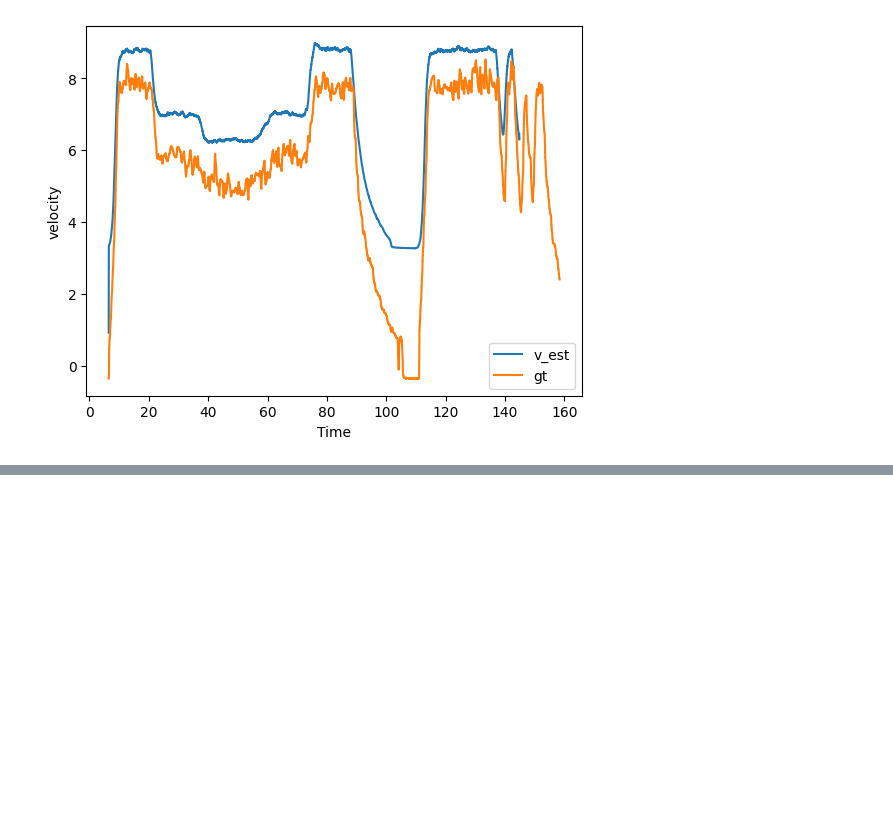
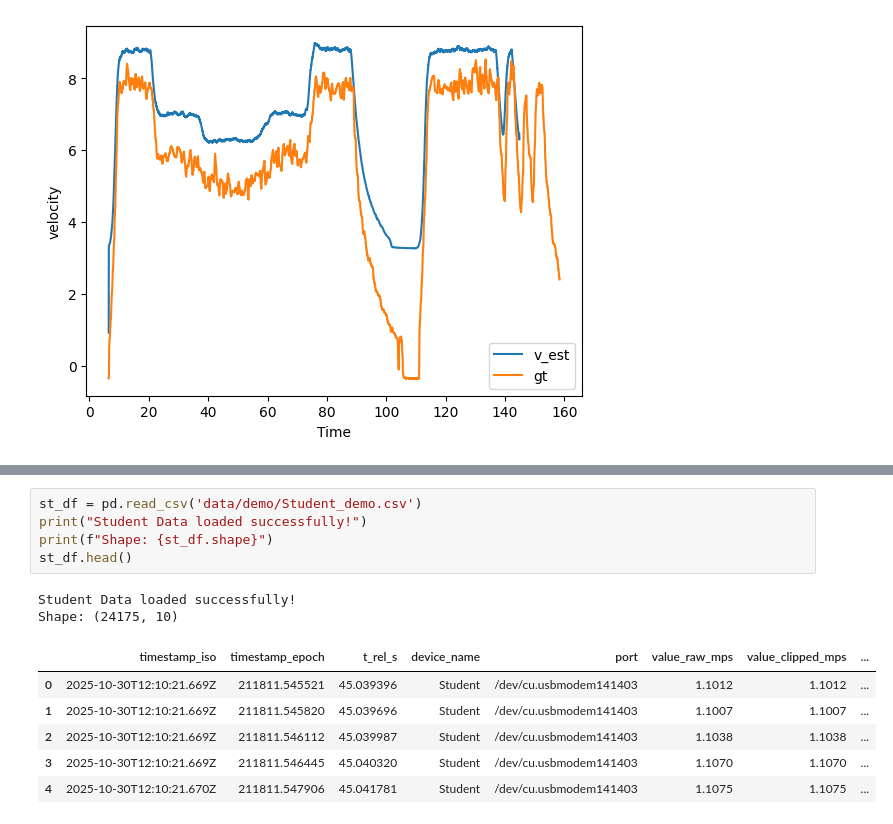
Before and after one commit to Dami28O/COMP0219-Coursework1, a Jupyter notebook: data_processing_DEMO.ipynb, the cells around one changed output, grey strips where cells are left out. Drawn from its saved outputs; the diff is of its cells as text; blank space fills up the shorter version.

```diff
--- a/data_processing_DEMO.ipynb
+++ b/data_processing_DEMO.ipynb
@@ -444,0 +462,14 @@ plt.show()
+# %%
+st_df = pd.read_csv('data/demo/Student_demo.csv')
+print("Student Data loaded successfully!")
+print(f"Shape: {st_df.shape}")
+st_df.head()
+# %% [output]
+Student Data loaded successfully!
+Shape: (24175, 10)
+|  | timestamp_iso | timestamp_epoch | t_rel_s | device_name | port | value_raw_mps | value_clipped_mps | ... |
+| 0 | 2025-10-30T12:10:21.669Z | 211811.545521 | 45.039396 | Student | /dev/cu.usbmodem141403 | 1.1012 | 1.1012 | ... |
+| 1 | 2025-10-30T12:10:21.669Z | 211811.545820 | 45.039696 | Student | /dev/cu.usbmodem141403 | 1.1007 | 1.1007 | ... |
+| 2 | 2025-10-30T12:10:21.669Z | 211811.546112 | 45.039987 | Student | /dev/cu.usbmodem141403 | 1.1038 | 1.1038 | ... |
+| 3 | 2025-10-30T12:10:21.669Z | 211811.546445 | 45.040320 | Student | /dev/cu.usbmodem141403 | 1.1070 | 1.1070 | ... |
+| 4 | 2025-10-30T12:10:21.670Z | 211811.547906 | 45.041781 | Student | /dev/cu.usbmodem141403 | 1.1075 | 1.1075 | ... |
```
Also changed, not shown: parts of 3 cells of this notebook, 6 other files.
